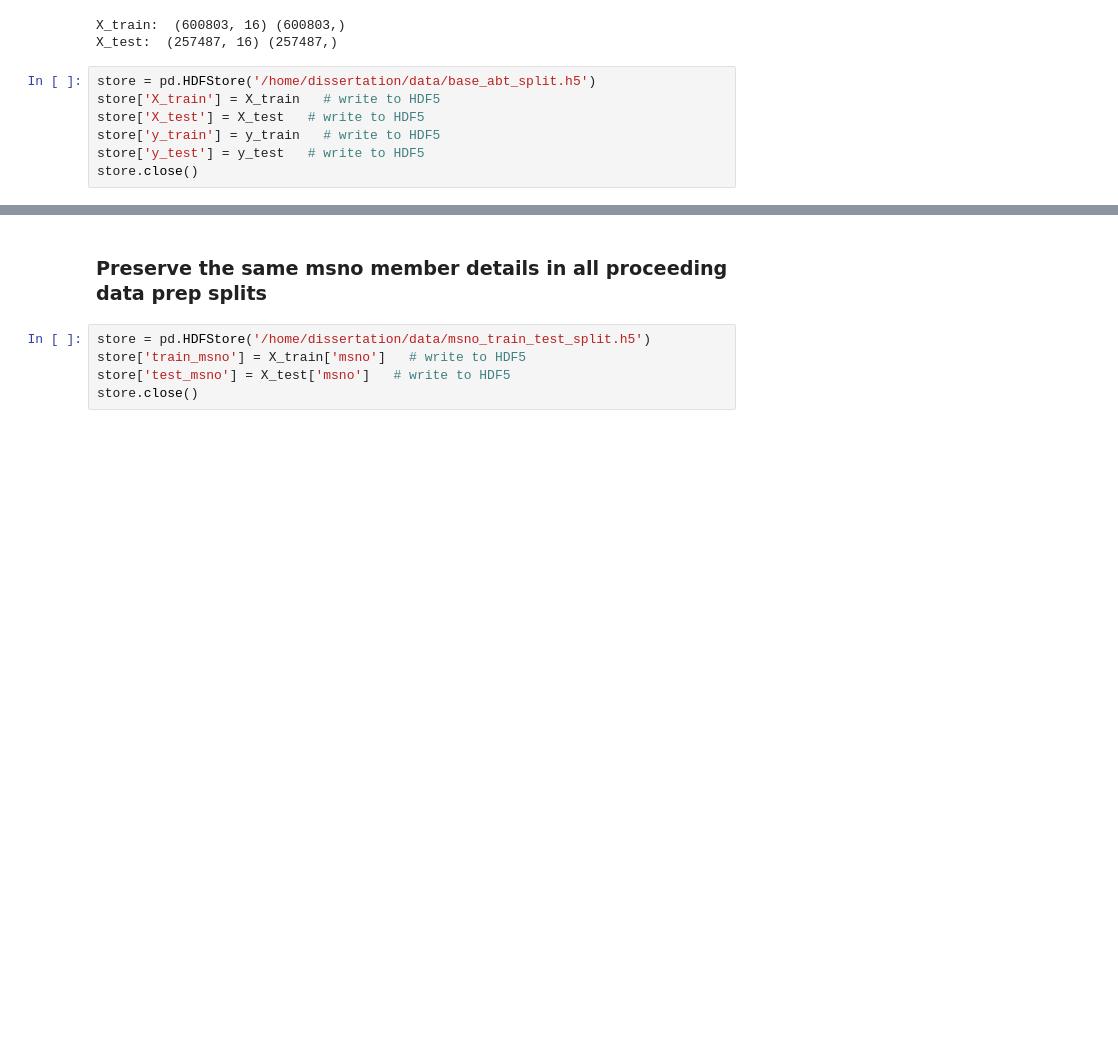
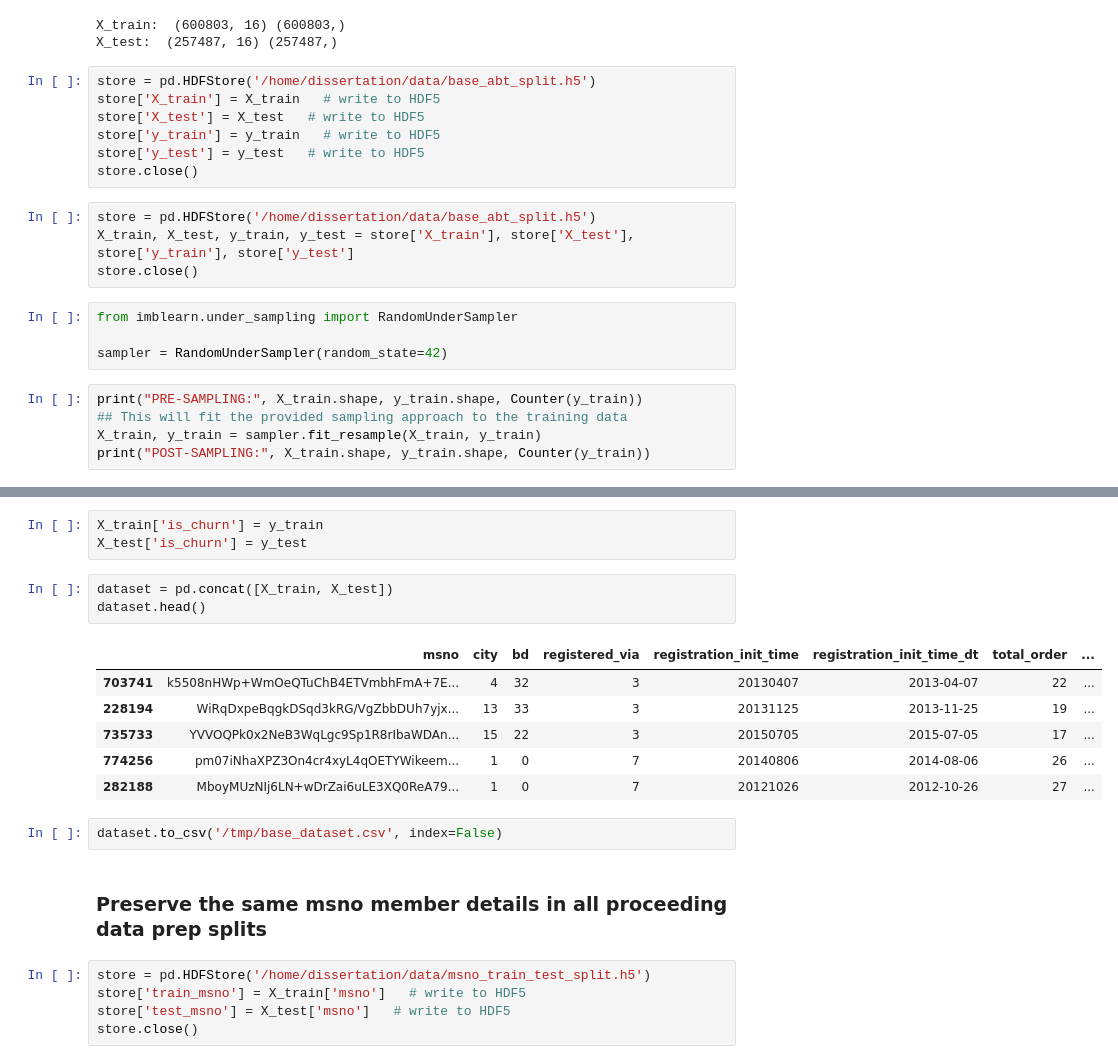
Before and after one commit to d18124313/dissertation, a Jupyter notebook: KKBox - Baseline ABT.ipynb, the cells around one changed output, grey strips where cells are left out. Cells and saved outputs as stored; diff of their text form; blank space fills up the shorter version.

```diff
--- a/KKBox - Baseline ABT.ipynb
+++ b/KKBox - Baseline ABT.ipynb
@@ -663,3 +663,16 @@ store['X_test'] = X_test   # write to HDF5
 store['y_train'] = y_train   # write to HDF5
 store['y_test'] = y_test   # write to HDF5
 store.close()
+# %%
+store = pd.HDFStore('/home/dissertation/data/base_abt_split.h5')
+X_train, X_test, y_train, y_test = store['X_train'], store['X_test'], store['y_train'], store['y_test']
+store.close()
+# %%
+from imblearn.under_sampling import RandomUnderSampler
+
+sampler = RandomUnderSampler(random_state=42)
+# %%
+print("PRE-SAMPLING:", X_train.shape, y_train.shape, Counter(y_train))
+## This will fit the provided sampling approach to the training data
+X_train, y_train = sampler.fit_resample(X_train, y_train)
+print("POST-SAMPLING:", X_train.shape, y_train.shape, Counter(y_train))
@@ -666,3 +688,18 @@ store.close()
+# %%
+X_train['is_churn'] = y_train
+X_test['is_churn'] = y_test
+# %%
+dataset = pd.concat([X_train, X_test])
+dataset.head()
+# %% [output]
+|  | msno | city | bd | registered_via | registration_init_time | registration_init_time_dt | total_order | ... |
+| 703741 | k5508nHWp+WmOeQTuChB4ETVmbhFmA+7E... | 4 | 32 | 3 | 20130407 | 2013-04-07 | 22 | ... |
+| 228194 | WiRqDxpeBqgkDSqd3kRG/VgZbbDUh7yjx... | 13 | 33 | 3 | 20131125 | 2013-11-25 | 19 | ... |
+| 735733 | YVVOQPk0x2NeB3WqLgc9Sp1R8rIbaWDAn... | 15 | 22 | 3 | 20150705 | 2015-07-05 | 17 | ... |
+| 774256 | pm07iNhaXPZ3On4cr4xyL4qOETYWikeem... | 1 | 0 | 7 | 20140806 | 2014-08-06 | 26 | ... |
+| 282188 | MboyMUzNIj6LN+wDrZai6uLE3XQ0ReA79... | 1 | 0 | 7 | 20121026 | 2012-10-26 | 27 | ... |
+# %%
+dataset.to_csv('/tmp/base_dataset.csv', index=False)
 # %% [markdown]
 ### Preserve the same msno member details in all proceeding data prep splits
 # %%
```
Also changed, not shown: parts of 1 cell of this notebook, 2 other files.
